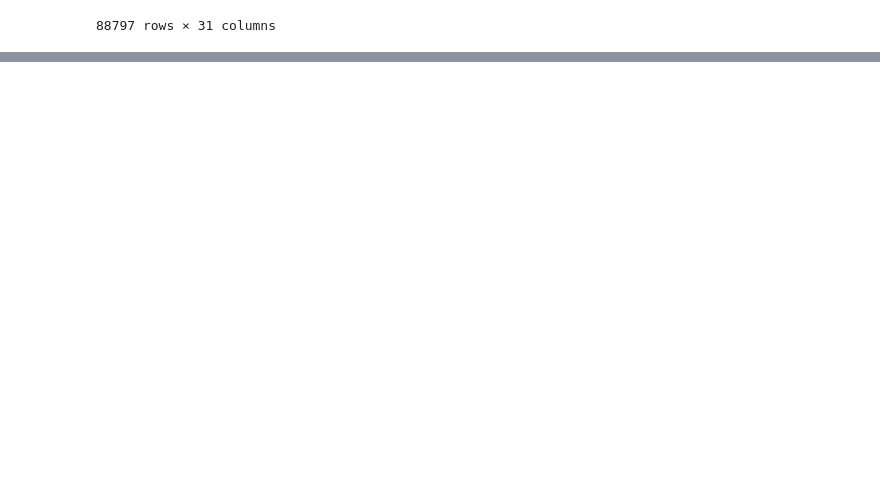
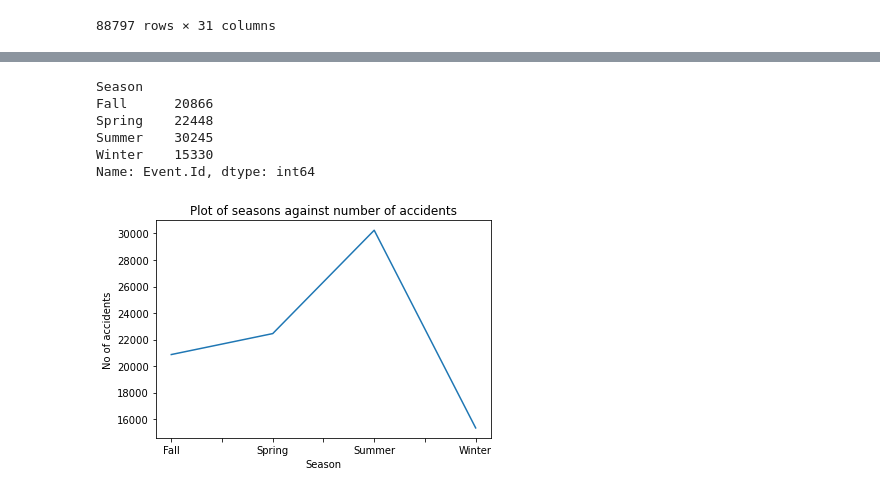
Before and after one commit to Audrey-coder/Phase1-Project, a Jupyter notebook: index.ipynb, the cells around one changed output, grey strips where cells are left out. Drawn from its saved outputs; the diff is of its cells as text; code cells hidden in the pictures; blank space fills up the shorter version.

```diff
--- a/index.ipynb
+++ b/index.ipynb
@@ -119,0 +166,3 @@ TypeError: plot() got multiple values for argument 'data'
+# %%
+df['Event.Date'] = pd.to_datetime(df['Event.Date'])
+df.info()
@@ -119,0 +187,3 @@ TypeError: plot() got multiple values for argument 'data'
+# %%
+df['Month'] = df['Event.Date'].dt.month
+df
@@ -119,0 +204,8 @@ TypeError: plot() got multiple values for argument 'data'
+# %%
+df['Season'] = df['Month'].map({
+    12: 'Winter', 1: 'Winter', 2: 'Winter',
+    3: 'Spring', 4: 'Spring', 5: 'Spring',
+    6: 'Summer', 7: 'Summer', 8: 'Summer',
+    9: 'Fall', 10: 'Fall', 11: 'Fall'
+})
+df
@@ -119,0 +226,16 @@ TypeError: plot() got multiple values for argument 'data'
+# %%
+seasonal_accidents = df.groupby('Season')['Event.Id'].count()
+seasonal_accidents
+# %% [output]
+Season
+Fall      20866
+Spring    22448
+Summer    30245
+Winter    15330
+Name: Event.Id, dtype: int64
+# %%
+ax = seasonal_accidents.plot()
+ax.set_title('Plot of seasons against number of accidents')
+ax.set_ylabel('No of accidents');
+# %% [output]
+[figure, added]
```
Also changed, not shown: parts of 17 cells of this notebook.
